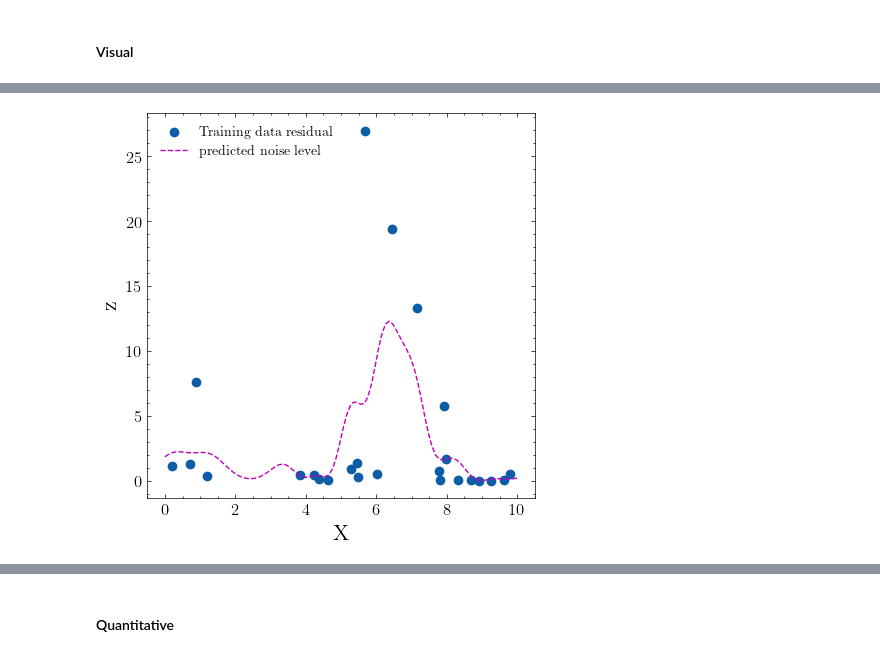
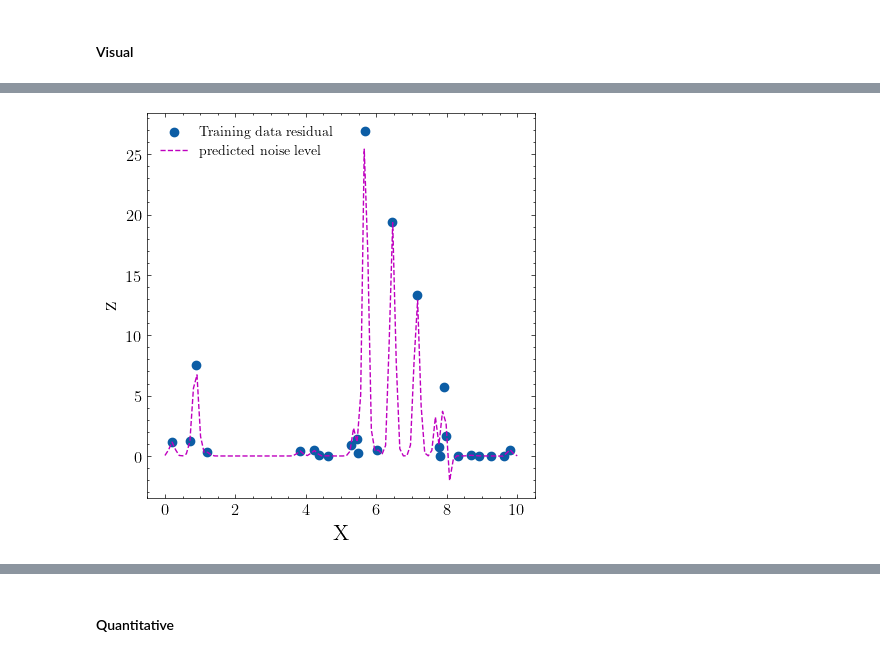
Before and after one commit to fazaghifari/hetgp-eval, a Jupyter notebook: case1_1D_25.ipynb, the cells around one changed output, grey strips where cells are left out. Saved outputs shown, nothing was run; the diff lists cells and outputs as text; code cells hidden in the pictures.

```diff
--- a/case1_1D_25.ipynb
+++ b/case1_1D_25.ipynb
@@ -140,7 +140,7 @@ X_test_norm =  X_test # normalizer.transform(X_test)
 # %%
 # define the model
 def hgp_constructor(X_train_norm, y_train, kernel, kernel_noise):
-    hgps = [MLHGP,IMLHGP,NNPEHGP,KSMLHGP,KSIMLHGP]
+    hgps = [MLHGP,IMLHGP,NNPEHGP,KSMLHGP,KSIMLHGP,HomGP]
     trained_hgps = []
     training_time = []
 
@@ -273,17 +274,17 @@ plt.show()
 # %%
 sorted = np.linspace(0,10,100).reshape(-1,1)
 fig, ax = plt.subplots(nrows=1, ncols=1, figsize=(5,5))
 sorted_xtrain = np.sort(X_train, axis=0)
-hetgp = hgp[2]
+hetgp = hgp[1]
 ax.scatter(X_train, (hetgp.z), label="Training data residual")
 ax.plot(sorted, (hetgp.model_noise.predict(sorted)), "--m", label="predicted noise level")
 ax.set_xlabel("X")
 ax.set_ylabel("z")
 plt.legend()
 plt.savefig("img/case1_1d/imlhgp_residual.pdf", dpi=300, format="pdf")
 plt.show()
 # %% [output]
-[figure, old version]
+[figure, new version]
 # %%
 for name,gp in zip(model_name,hgp):
     print(name)
```
Also changed, not shown: parts of 19 cells of this notebook, 9 other files.
